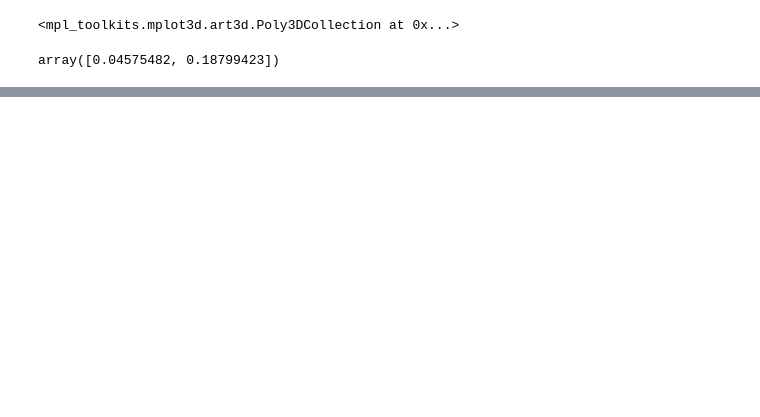
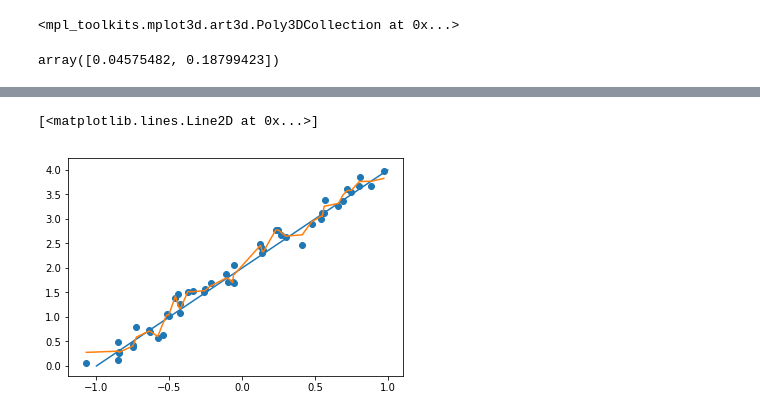
Before and after one commit to makbigc/ISLR, a Jupyter notebook: chap3.ipynb, the cells around one changed output, grey strips where cells are left out. Saved outputs shown, nothing was run; the diff lists cells and outputs as text; code cells hidden in the pictures; blank space fills up the shorter version.

```diff
--- a/chap3.ipynb
+++ b/chap3.ipynb
@@ -130,0 +145,28 @@ array([0.04575482, 0.18799423])
+# %%
+from scipy.stats import uniform, norm
+from sklearn.neighbors import KNeighborsRegressor
+def f(x):
+    return 2 + 2 * x
+
+f = np.vectorize(f)
+
+x = np.linspace(-1, 1, 10)
+y = f(x)
+
+size=50
+X = uniform(loc=-1, scale=2).rvs(size)
+Y = f(X)
+X = X + norm(scale=0.07).rvs(size)
+X = X[:, np.newaxis]
+
+n_neighbor = 2
+knn = KNeighborsRegressor(n_neighbor, weights='uniform').fit(X, Y)
+X_sorted = np.sort(X, axis=0)
+Y_head = knn.predict(X_sorted)
+
+plt.plot(x, y)
+plt.scatter(X, Y)
+plt.plot(X_sorted, Y_head)
+# %% [output]
+[<matplotlib.lines.Line2D at 0x...>]
+[figure, added]
```
Also changed, not shown: parts of 3 cells of this notebook.
